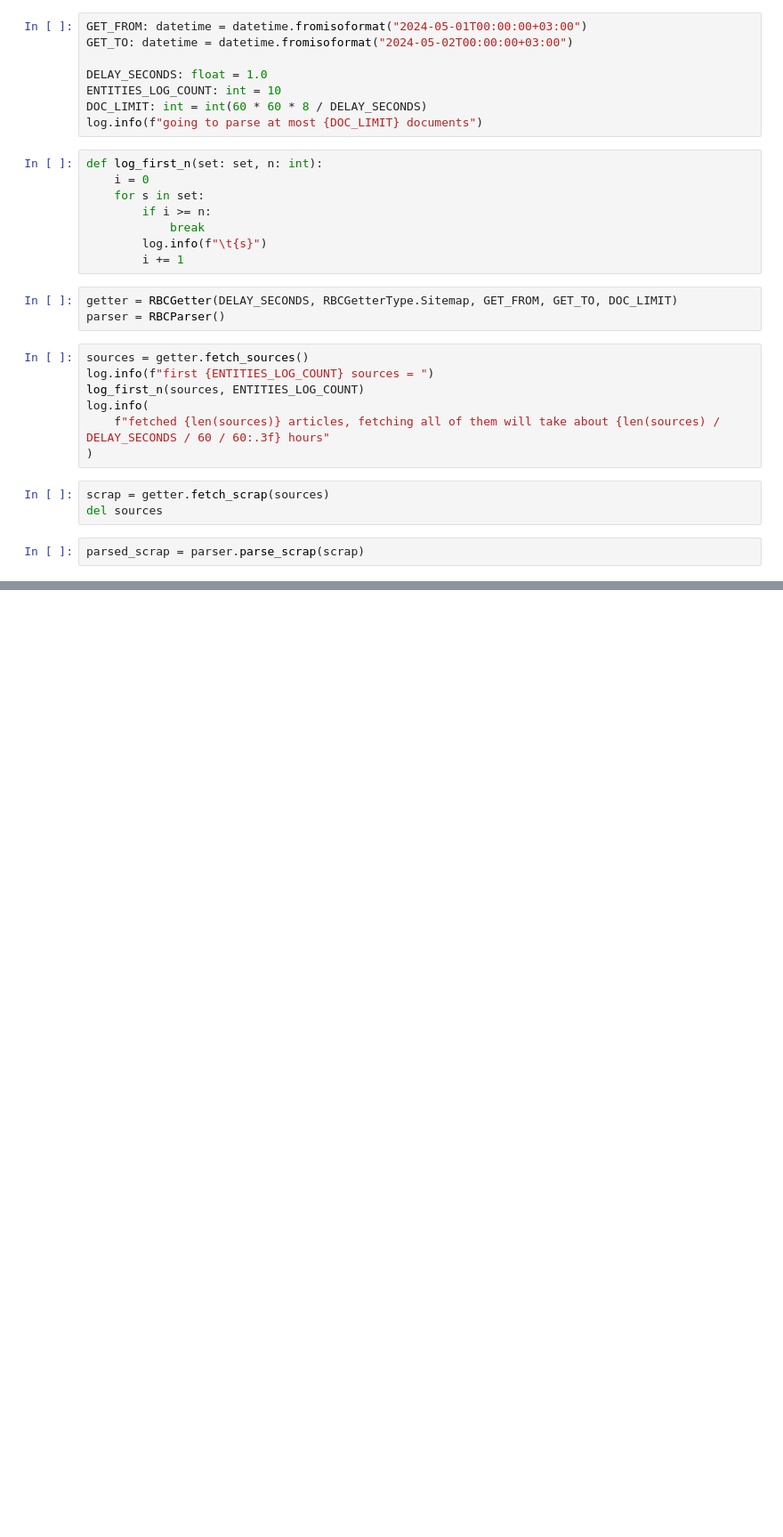
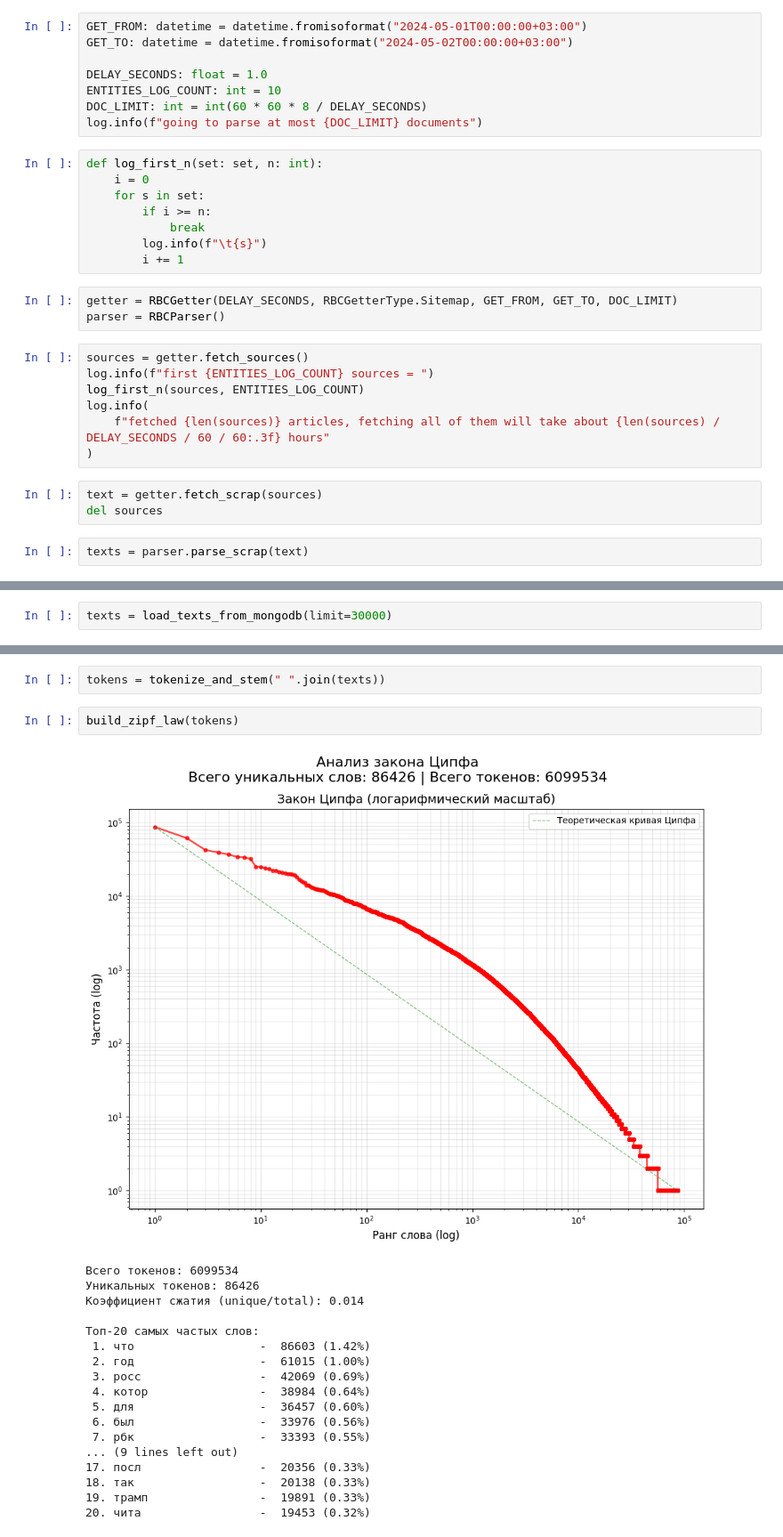
Before and after one commit to vitosotdihaet/mai-informatical-retrieval, a Jupyter notebook: scraping/main.ipynb, the cells around one changed output, grey strips where cells are left out. Shown at 89% size. Cells and saved outputs as stored; diff of their text form; blank space fills up the shorter version.

```diff
--- a/scraping/main.ipynb
+++ b/scraping/main.ipynb
@@ -40,8 +42,8 @@ log.info(
     f"fetched {len(sources)} articles, fetching all of them will take about {len(sources) / DELAY_SECONDS / 60 / 60:.3f} hours"
 )
 # %%
-scrap = getter.fetch_scrap(sources)
+text = getter.fetch_scrap(sources)
 del sources
 # %%
-parsed_scrap = parser.parse_scrap(scrap)
+texts = parser.parse_scrap(text)
 # %%
@@ -56,0 +223,2 @@ del scrap
+# %%
+texts = load_texts_from_mongodb(limit=30000)
@@ -56,0 +243,23 @@ del scrap
+# %%
+tokens = tokenize_and_stem(" ".join(texts))
+# %%
+build_zipf_law(tokens)
+# %% [output]
+[figure, added]
+Всего токенов: 6099534
+Уникальных токенов: 86426
+Коэффициент сжатия (unique/total): 0.014
+
+Топ-20 самых частых слов:
+ 1. что                  -  86603 (1.42%)
+ 2. год                  -  61015 (1.00%)
+ 3. росс                 -  42069 (0.69%)
+ 4. котор                -  38984 (0.64%)
+ 5. для                  -  36457 (0.60%)
+ 6. был                  -  33976 (0.56%)
+ 7. рбк                  -  33393 (0.55%)
+... (9 lines left out)
+17. посл                 -  20356 (0.33%)
+18. так                  -  20138 (0.33%)
+19. трамп                -  19891 (0.33%)
+20. чита                 -  19453 (0.32%)
```
Also changed, not shown: parts of 7 cells of this notebook, 2 other files.
